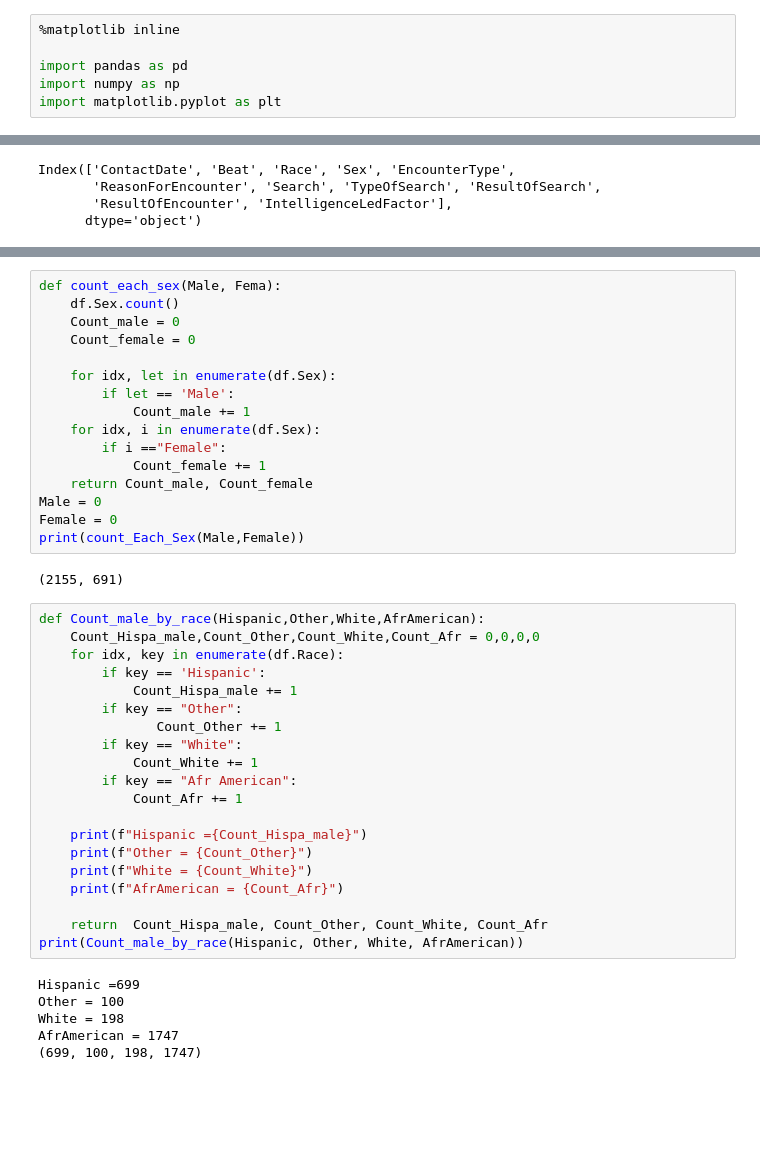
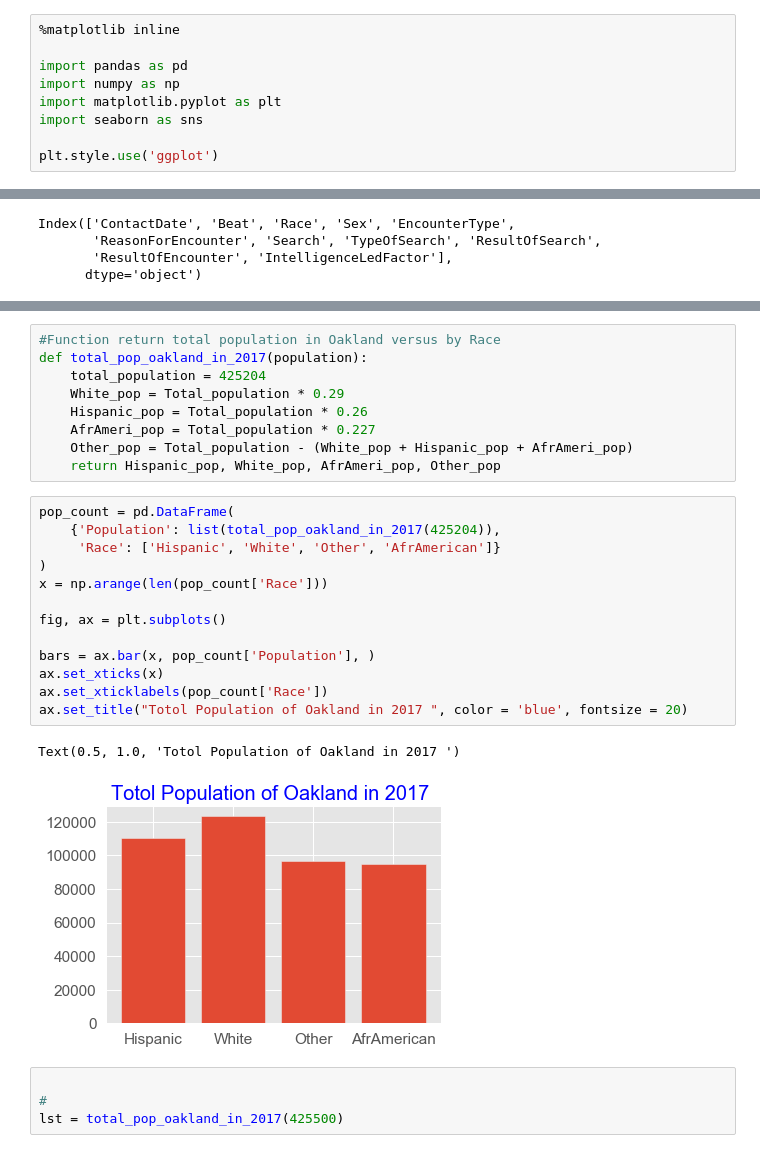
Before and after one commit to TemesgenT/Capestone_Project_1, a Jupyter notebook: CapeStoneproject_1.ipynb, the cells around one changed output, grey strips where cells are left out. Cells and saved outputs as stored; diff of their text form; blank space fills up the shorter version.

```diff
--- a/CapeStoneproject_1.ipynb
+++ b/CapeStoneproject_1.ipynb
@@ -4,6 +4,9 @@
 import pandas as pd
 import numpy as np
 import matplotlib.pyplot as plt
+import seaborn as sns
+
+plt.style.use('ggplot')
 # %%
 df = pd.read_csv("accident_report.csv")
 
@@ -50,45 +85,30 @@ Name: EncounterType, dtype: object
-# %%
-def count_each_sex(Male, Fema):
-    df.Sex.count()
-    Count_male = 0
-    Count_female = 0
-
-    for idx, let in enumerate(df.Sex):
-        if let == 'Male':
-            Count_male += 1
-    for idx, i in enumerate(df.Sex):
-        if i =="Female":
-            Count_female += 1
-    return Count_male, Count_female
-Male = 0
-Female = 0
-print(count_Each_Sex(Male,Female))
-# %% [output]
-(2155, 691)
-# %%
-def Count_male_by_race(Hispanic,Other,White,AfrAmerican):
-    Count_Hispa_male,Count_Other,Count_White,Count_Afr = 0,0,0,0
-    for idx, key in enumerate(df.Race):
-        if key == 'Hispanic':
-            Count_Hispa_male += 1
-        if key == "Other":
-               Count_Other += 1
-        if key == "White":
-            Count_White += 1
-        if key == "Afr American":
-            Count_Afr += 1
-
-    print(f"Hispanic ={Count_Hispa_male}")
-    print(f"Other = {Count_Other}")
-    print(f"White = {Count_White}")
-    print(f"AfrAmerican = {Count_Afr}")
-
-    return  Count_Hispa_male, Count_Other, Count_White, Count_Afr
-print(Count_male_by_race(Hispanic, Other, White, AfrAmerican))
-# %% [output]
-Hispanic =699
-Other = 100
-White = 198
-AfrAmerican = 1747
-(699, 100, 198, 1747)
+# %%
+#Function return total population in Oakland versus by Race
+def total_pop_oakland_in_2017(population):
+    total_population = 425204
+    White_pop = Total_population * 0.29
+    Hispanic_pop = Total_population * 0.26
+    AfrAmeri_pop = Total_population * 0.227
+    Other_pop = Total_population - (White_pop + Hispanic_pop + AfrAmeri_pop)
+    return Hispanic_pop, White_pop, AfrAmeri_pop, Other_pop
+# %%
+pop_count = pd.DataFrame(
+    {'Population': list(total_pop_oakland_in_2017(425204)),
+     'Race': ['Hispanic', 'White', 'Other', 'AfrAmerican']}
+)
+x = np.arange(len(pop_count['Race']))
+
+fig, ax = plt.subplots()
+
+bars = ax.bar(x, pop_count['Population'], )
+ax.set_xticks(x)
+ax.set_xticklabels(pop_count['Race'])
+ax.set_title("Totol Population of Oakland in 2017 ", color = 'blue', fontsize = 20)
+# %% [output]
+Text(0.5, 1.0, 'Totol Population of Oakland in 2017 ')
+[figure, added]
+# %%
+
+#
+lst = total_pop_oakland_in_2017(425500)
 # %%
```
Also changed, not shown: parts of 14 cells of this notebook.
